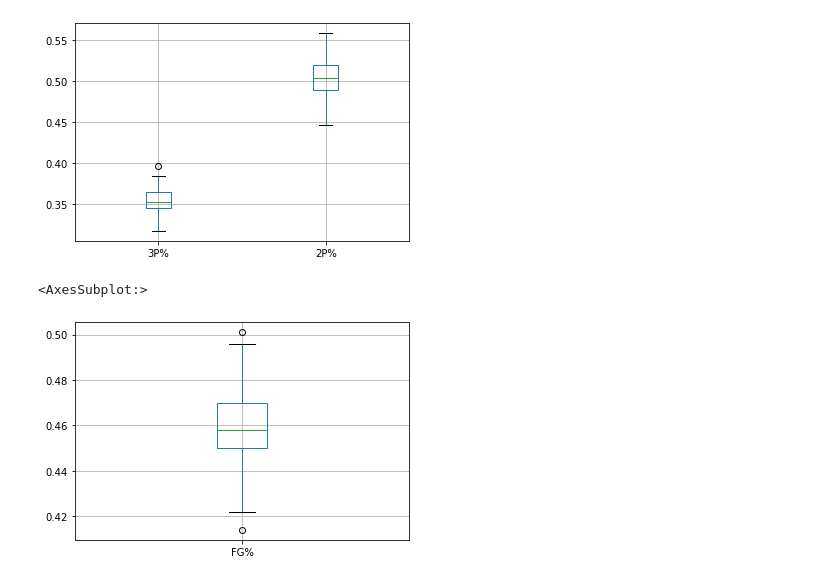
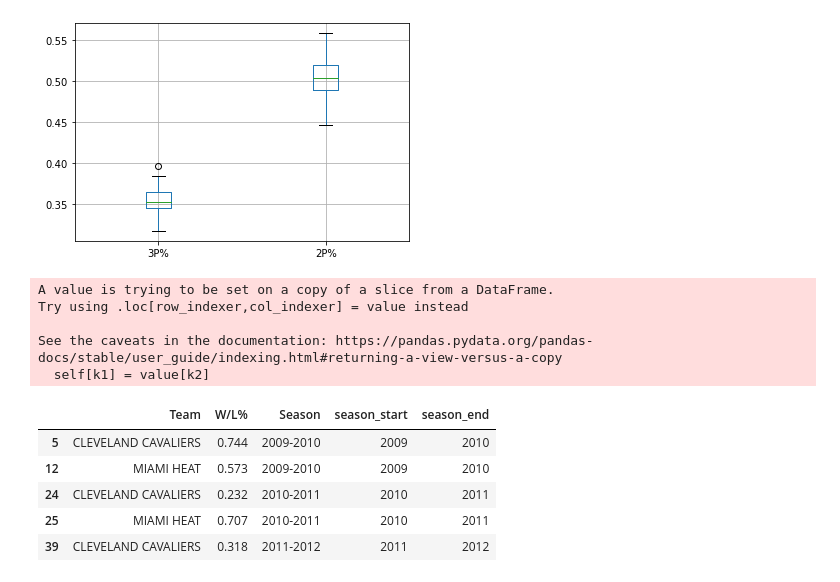
Before and after one commit to alexawill/basketball-stats, a Jupyter notebook: stat analysis notebook.ipynb, the cells around one changed output. Cells and saved outputs as stored; diff of their text form; code cells hidden in the pictures.

```diff
--- a/stat analysis notebook.ipynb
+++ b/stat analysis notebook.ipynb
@@ -73,8 +74,20 @@ teams.boxplot(column=['3P%','2P%'])
 # %% [output]
 <AxesSubplot:>
 [figure]
-# %%
-teams.boxplot(column=['FG%'])
-# %% [output]
-<AxesSubplot:>
-[figure, removed]
+# %%
+dfx = standings[['Team','W/L%','Season']]
+dfx[['season_start','season_end']] = dfx.Season.str.split("-",expand=True)
+dfx = dfx.astype({'season_start': 'int64', 'season_end': 'int64'})
+dfx.head()
+# %% [output]
+A value is trying to be set on a copy of a slice from a DataFrame.
+Try using .loc[row_indexer,col_indexer] = value instead
+
+See the caveats in the documentation: https://pandas.pydata.org/pandas-docs/stable/user_guide/indexing.html#returning-a-view-versus-a-copy
+  self[k1] = value[k2]
+|  | Team | W/L% | Season | season_start | season_end |
+| 5 | CLEVELAND CAVALIERS | 0.744 | 2009-2010 | 2009 | 2010 |
+| 12 | MIAMI HEAT | 0.573 | 2009-2010 | 2009 | 2010 |
+| 24 | CLEVELAND CAVALIERS | 0.232 | 2010-2011 | 2010 | 2011 |
+| 25 | MIAMI HEAT | 0.707 | 2010-2011 | 2010 | 2011 |
+| 39 | CLEVELAND CAVALIERS | 0.318 | 2011-2012 | 2011 | 2012 |
```
Also changed, not shown: parts of 2 cells of this notebook, 3 other files.
